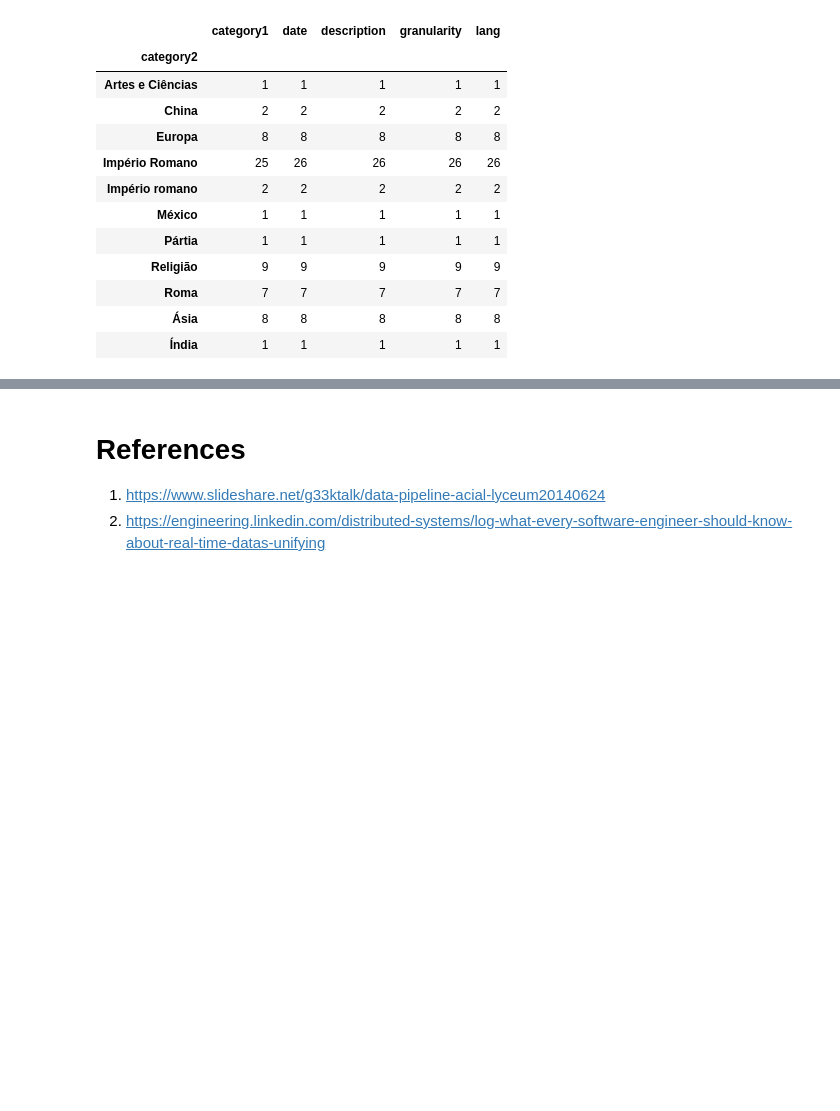
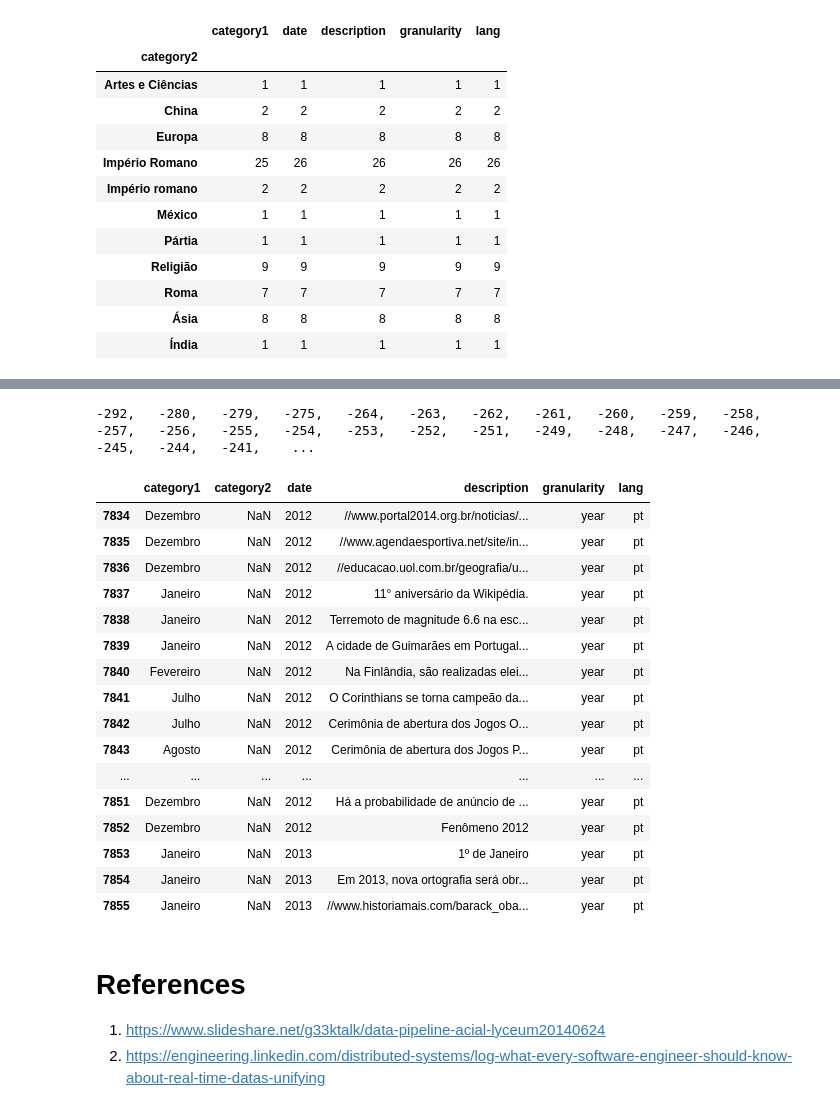
Before and after one commit to wespatrocinio/data-pipeline-study, a Jupyter notebook: notebooks/fundamentals_of_data_pipeline.ipynb, the cells around one changed output, grey strips where cells are left out. Cells and saved outputs as stored; diff of their text form; code cells hidden in the pictures; blank space fills up the shorter version.

```diff
--- a/notebooks/fundamentals_of_data_pipeline.ipynb
+++ b/notebooks/fundamentals_of_data_pipeline.ipynb
@@ -284,3 +334,27 @@ df.groupby(['category2']).count()
+# %%
+print(',\t'.join(df.date.unique()))
+# %% [output]
+-292,   -280,   -279,   -275,   -264,   -263,   -262,   -261,   -260,   -259,   -258,   -257,   -256,   -255,   -254,   -253,   -252,   -251,   -249,   -248,   -247,   -246,   -245,   -244,   -241,    ...
+# %%
+df.loc[7834:7855]
+# %% [output]
+|  | category1 | category2 | date | description | granularity | lang |
+| 7834 | Dezembro | NaN | 2012 | //www.portal2014.org.br/noticias/... | year | pt |
+| 7835 | Dezembro | NaN | 2012 | //www.agendaesportiva.net/site/in... | year | pt |
+| 7836 | Dezembro | NaN | 2012 | //educacao.uol.com.br/geografia/u... | year | pt |
+| 7837 | Janeiro | NaN | 2012 | 11° aniversário da Wikipédia. | year | pt |
+| 7838 | Janeiro | NaN | 2012 | Terremoto de magnitude 6.6 na esc... | year | pt |
+| 7839 | Janeiro | NaN | 2012 | A cidade de Guimarães em Portugal... | year | pt |
+| 7840 | Fevereiro | NaN | 2012 | Na Finlândia, são realizadas elei... | year | pt |
+| 7841 | Julho | NaN | 2012 | O Corinthians se torna campeão da... | year | pt |
+| 7842 | Julho | NaN | 2012 | Cerimônia de abertura dos Jogos O... | year | pt |
+| 7843 | Agosto | NaN | 2012 | Cerimônia de abertura dos Jogos P... | year | pt |
+| ... | ... | ... | ... | ... | ... | ... |
+| 7851 | Dezembro | NaN | 2012 | Há a probabilidade de anúncio de ... | year | pt |
+| 7852 | Dezembro | NaN | 2012 | Fenômeno 2012 | year | pt |
+| 7853 | Janeiro | NaN | 2013 | 1º de Janeiro | year | pt |
+| 7854 | Janeiro | NaN | 2013 | Em 2013, nova ortografia será obr... | year | pt |
+| 7855 | Janeiro | NaN | 2013 | //www.historiamais.com/barack_oba... | year | pt |
 # %% [markdown]
 # References
 
```
Also changed, not shown: parts of 6 cells of this notebook.
